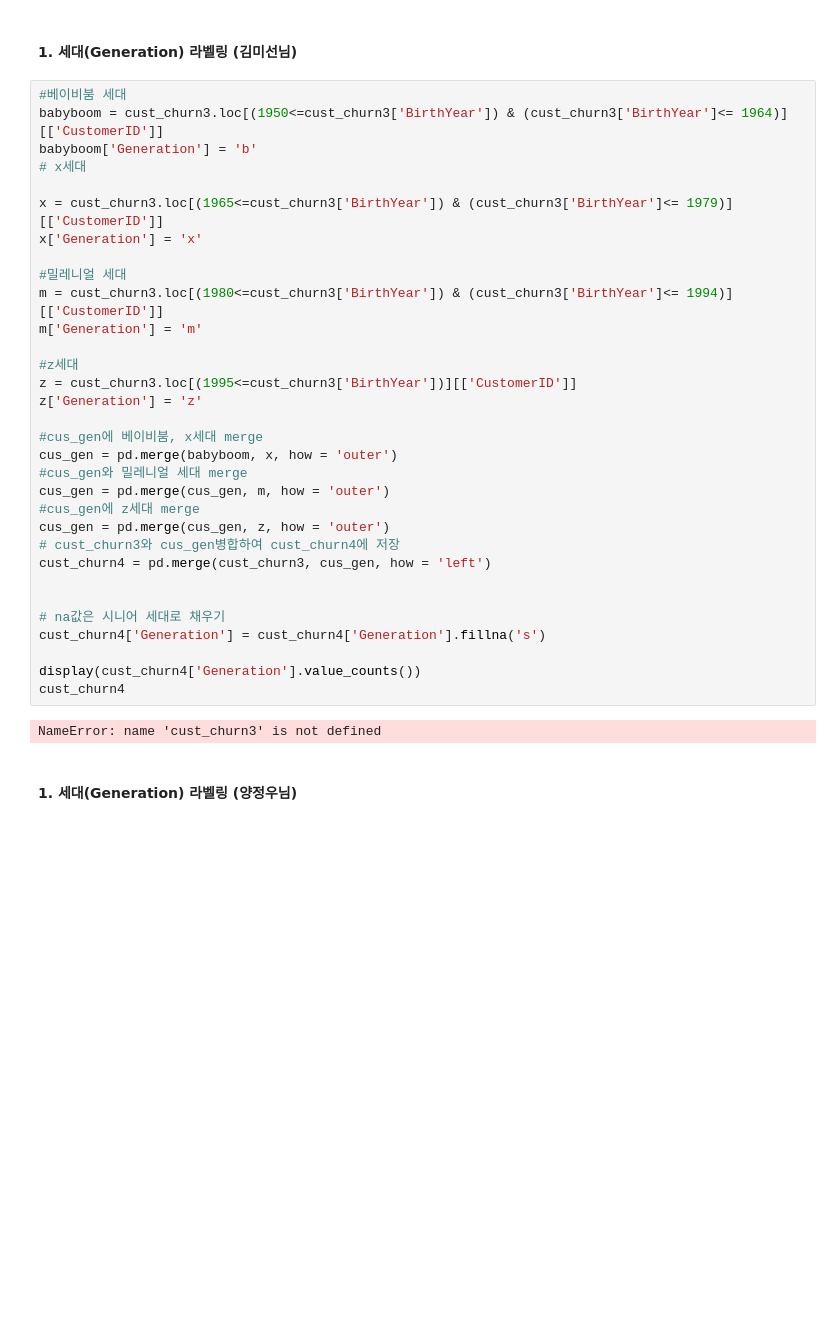
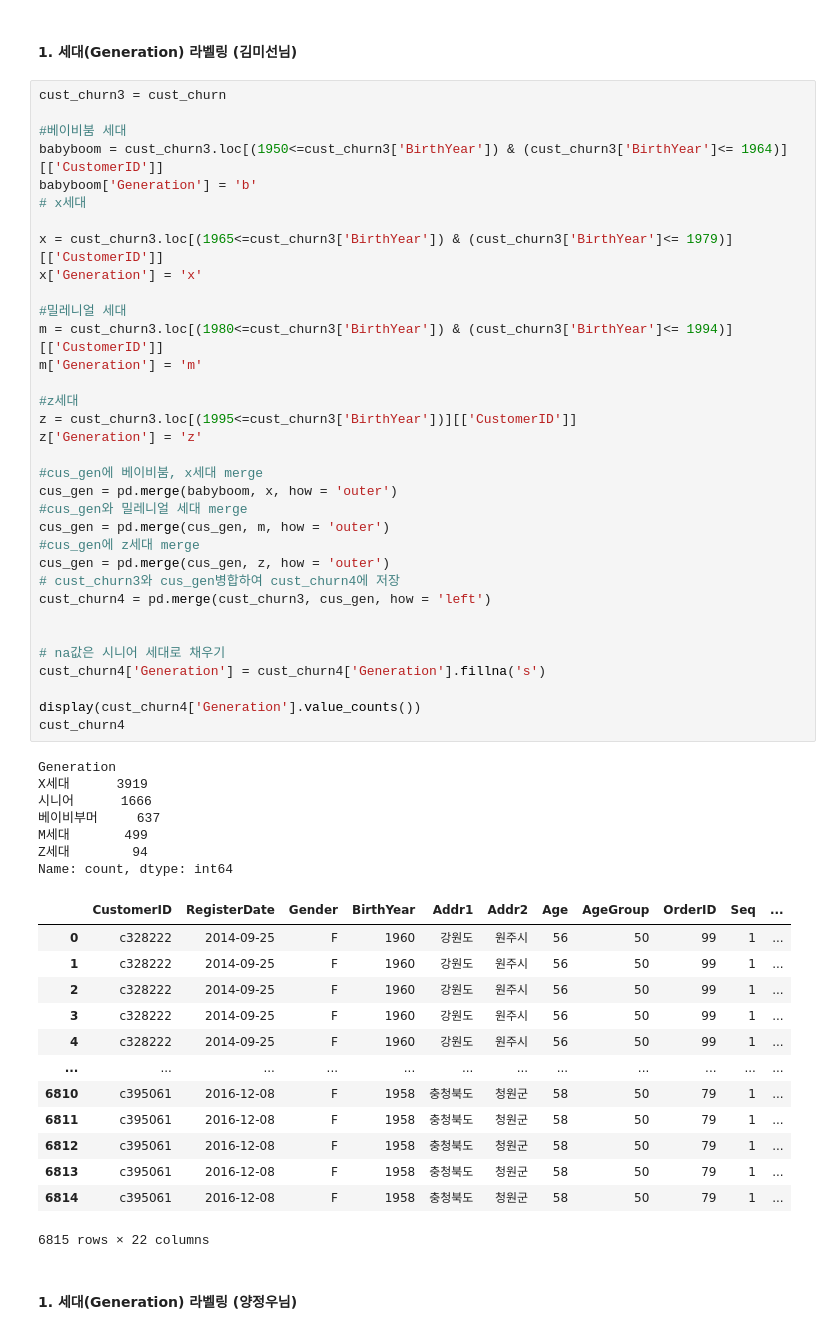
Before and after one commit to yangjung-woo/KT-Workspace, a Jupyter notebook: KT_AIVLE_DX_Regular_course/Week1/DX_미니프로젝트 1차_ 1일차 실습자료/구매패턴을 통한 이탈고객 예측(DX_미프1차_수도권지역_4반_11조).ipynb, the cells around one changed output. Saved outputs shown, nothing was run; the diff lists cells and outputs as text; blank space fills up the shorter version.

```diff
--- a/KT_AIVLE_DX_Regular_course/Week1/DX_미니프로젝트 1차_ 1일차 실습자료/구매패턴을 통한 이탈고객 예측(DX_미프1차_수도권지역_4반_11조).ipynb
+++ b/KT_AIVLE_DX_Regular_course/Week1/DX_미니프로젝트 1차_ 1일차 실습자료/구매패턴을 통한 이탈고객 예측(DX_미프1차_수도권지역_4반_11조).ipynb
@@ -1799,39 +1799,60 @@ display(cust_churn.head())
 # %% [markdown]
 #### 1. 세대(Generation) 라벨링 (김미선님)
 # %%
+cust_churn3 = cust_churn
+
 #베이비붐 세대
 babyboom = cust_churn3.loc[(1950<=cust_churn3['BirthYear']) & (cust_churn3['BirthYear']<= 1964)][['CustomerID']]
 babyboom['Generation'] = 'b'
 # x세대
 
 x = cust_churn3.loc[(1965<=cust_churn3['BirthYear']) & (cust_churn3['BirthYear']<= 1979)][['CustomerID']]
 x['Generation'] = 'x'
 
 #밀레니얼 세대
 m = cust_churn3.loc[(1980<=cust_churn3['BirthYear']) & (cust_churn3['BirthYear']<= 1994)][['CustomerID']]
 m['Generation'] = 'm'
 
 #z세대
 z = cust_churn3.loc[(1995<=cust_churn3['BirthYear'])][['CustomerID']]
 z['Generation'] = 'z'
 
 #cus_gen에 베이비붐, x세대 merge
 cus_gen = pd.merge(babyboom, x, how = 'outer')
 #cus_gen와 밀레니얼 세대 merge
 cus_gen = pd.merge(cus_gen, m, how = 'outer')
 #cus_gen에 z세대 merge
 cus_gen = pd.merge(cus_gen, z, how = 'outer')
 # cust_churn3와 cus_gen병합하여 cust_churn4에 저장
 cust_churn4 = pd.merge(cust_churn3, cus_gen, how = 'left')
 
 
 # na값은 시니어 세대로 채우기
 cust_churn4['Generation'] = cust_churn4['Generation'].fillna('s')
 
 display(cust_churn4['Generation'].value_counts())
 cust_churn4
 # %% [output]
-NameError: name 'cust_churn3' is not defined
+Generation
+X세대      3919
+시니어      1666
+베이비부머     637
+M세대       499
+Z세대        94
+Name: count, dtype: int64
+|  | CustomerID | RegisterDate | Gender | BirthYear | Addr1 | Addr2 | Age | AgeGroup | OrderID | Seq | ... |
+| 0 | c328222 | 2014-09-25 | F | 1960 | 강원도 | 원주시 | 56 | 50 | 99 | 1 | ... |
+| 1 | c328222 | 2014-09-25 | F | 1960 | 강원도 | 원주시 | 56 | 50 | 99 | 1 | ... |
+| 2 | c328222 | 2014-09-25 | F | 1960 | 강원도 | 원주시 | 56 | 50 | 99 | 1 | ... |
+| 3 | c328222 | 2014-09-25 | F | 1960 | 강원도 | 원주시 | 56 | 50 | 99 | 1 | ... |
+| 4 | c328222 | 2014-09-25 | F | 1960 | 강원도 | 원주시 | 56 | 50 | 99 | 1 | ... |
+| ... | ... | ... | ... | ... | ... | ... | ... | ... | ... | ... | ... |
+| 6810 | c395061 | 2016-12-08 | F | 1958 | 충청북도 | 청원군 | 58 | 50 | 79 | 1 | ... |
+| 6811 | c395061 | 2016-12-08 | F | 1958 | 충청북도 | 청원군 | 58 | 50 | 79 | 1 | ... |
+| 6812 | c395061 | 2016-12-08 | F | 1958 | 충청북도 | 청원군 | 58 | 50 | 79 | 1 | ... |
+| 6813 | c395061 | 2016-12-08 | F | 1958 | 충청북도 | 청원군 | 58 | 50 | 79 | 1 | ... |
+| 6814 | c395061 | 2016-12-08 | F | 1958 | 충청북도 | 청원군 | 58 | 50 | 79 | 1 | ... |
+6815 rows × 22 columns
 # %% [markdown]
 #### 1. 세대(Generation) 라벨링 (양정우님)
 # %%
```
Also changed, not shown: parts of 12 cells of this notebook, 24 other files.
